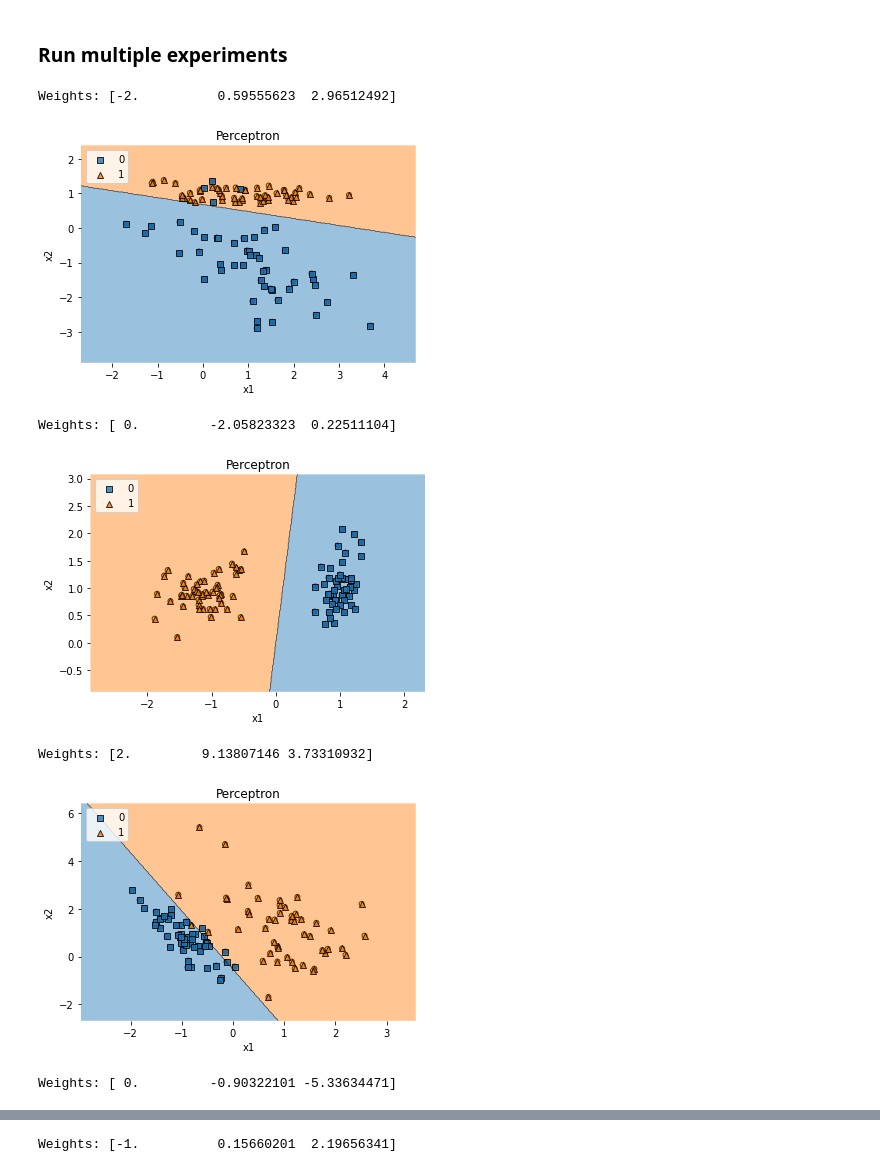
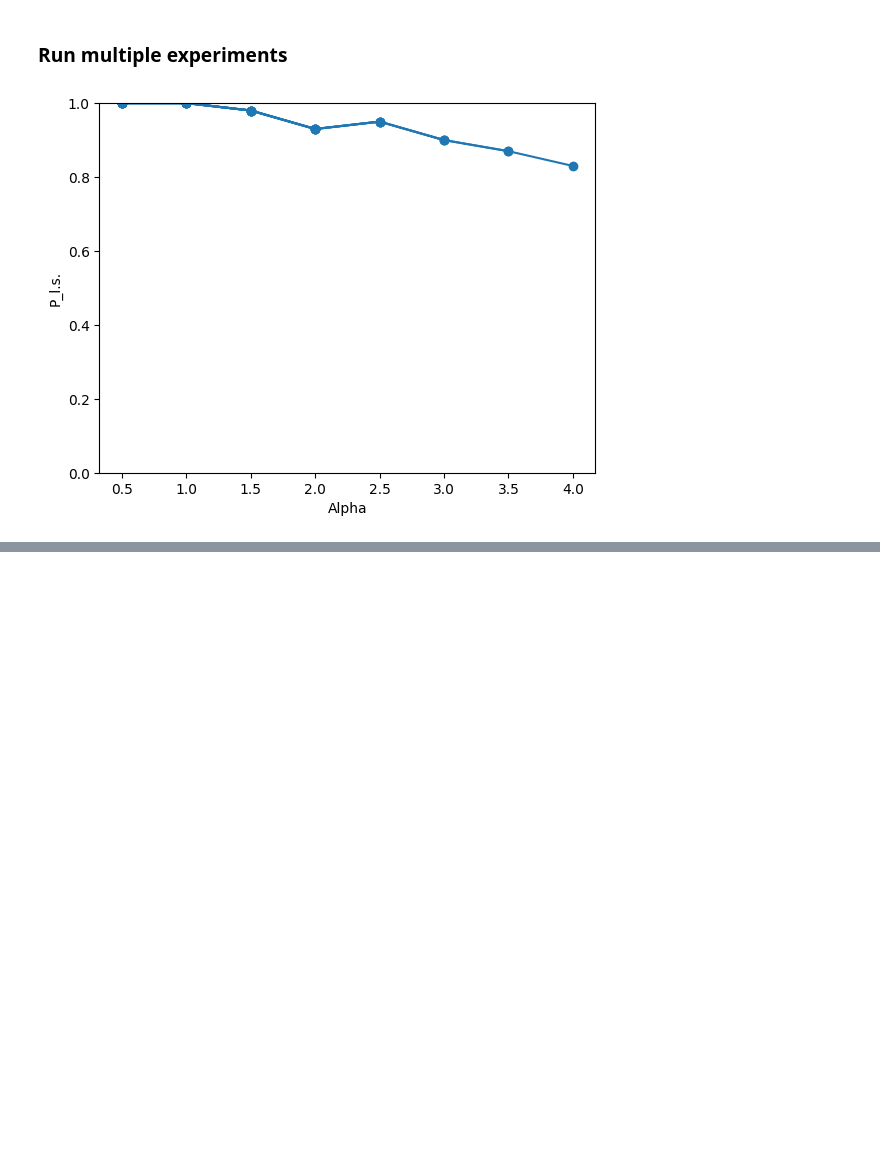
Before and after one commit to makbari12/NN-CI, a Jupyter notebook: assigment1/assigment1.ipynb, the cells around one changed output, grey strips where cells are left out. Drawn from its saved outputs; the diff is of its cells as text; code cells hidden in the pictures; blank space fills up the shorter version.

```diff
--- a/assigment1/assigment1.ipynb
+++ b/assigment1/assigment1.ipynb
@@ -4,15 +4,20 @@ import numpy as np
 import matplotlib.pyplot as plt
 from sklearn.datasets import make_classification
 from mlxtend.plotting import plot_decision_regions
+
+# to make axis visible in dark theme
+from matplotlib import style
+style.use('default')
 # %% [markdown]
 ### Create data set
 # %%
-def create_dataset(random_state=999):
-    X, y = make_classification(                                         #TODO: do these values have mean=0 and std=1
-        n_samples=100, n_features=2, n_redundant=0, n_informative=2,
+#TODO: do these values have mean=0 and std=1? And are it gaussian components?
+def create_dataset(random_state=999, n_samples=100, n_dim=2):
+    X, y = make_classification(
+        n_samples=n_samples, n_features=2, n_redundant=0, n_informative=n_dim,
         n_clusters_per_class=1, class_sep=1.0, random_state=random_state
     )
-    plt.scatter(X[:, 0], X[:, 1], marker='o', c=y, s=25, edgecolor='k')
+    # plt.scatter(X[:, 0], X[:, 1], marker='o', c=y, s=25, edgecolor='k')
     # print(np.mean(X[:,0]), np.std(X[:,0]))
     # print(np.mean(X[:,1]), np.std(X[:,1]))
     return X,y
@@ -77,25 +82,41 @@ Weights: [ 3.         -3.54158679  4.35239964]
 # %% [markdown]
 ### Run multiple experiments
 # %%
-n_experiments = 5
+n_experiments = 100
+n_dim = 2
+P = [i for i in range(1, 9)]
+#print(P)
+#P = range(1,2)
+alpha = []
+Pls = []
 
-for i in range(n_experiments):
-    X, y = create_dataset(random_state=i)
-    rb = RosenblattPerceptron(epochs=10)
+for p in P:
+    alpha.append(p/n_dim)
+    success = 0
+    #print(alpha)
+    for i in range(n_experiments):
+        X, y = create_dataset(random_state=i, n_samples=p)
+        rb = RosenblattPerceptron(epochs=10)
+        rb.train(X, y)
 
-    rb.train(X, y)
-    print('Weights: %s' % rb.weights)
-    plot_decision_regions(X, y, clf=rb)
-    plt.title('Perceptron')
-    plt.xlabel('x1')
-    plt.ylabel('x2')
-    plt.legend(loc='upper left')
-    plt.show()
+        predictions = rb.predict(X)
+        # print(predictions)
+        # print(y)
+        if np.array_equal(predictions, y):
+            success += 1
+
+        # print('Weights: %s' % rb.weights)
+        # plot_decision_regions(X, y, clf=rb)
+        # plt.title('Perceptron')
+        # plt.xlabel('x1')
+        # plt.ylabel('x2')
+        # plt.legend(loc='upper left')
+        # plt.show()
+    Pls.append(success/n_experiments)       # calculate proportion success
+
+    plt.plot(alpha, Pls, 'tab:blue', marker='o')
+    plt.xlabel('Alpha')
+    plt.ylabel('P_l.s.')
+    plt.ylim([0, 1])
 # %% [output]
-Weights: [-2.          0.59555623  2.96512492]
-[figure, old version]
+[figure, new version]
-Weights: [ 0.         -2.05823323  0.22511104]
-[figure, removed]
-Weights: [2.         9.13807146 3.73310932]
-[figure, removed]
-Weights: [ 0.         -0.90322101 -5.33634471]
@@ -103 +122,0 @@ Weights: [ 0.         -0.90322101 -5.33634471]
-Weights: [-1.          0.15660201  2.19656341]
```
Also changed, not shown: parts of 3 cells of this notebook.
